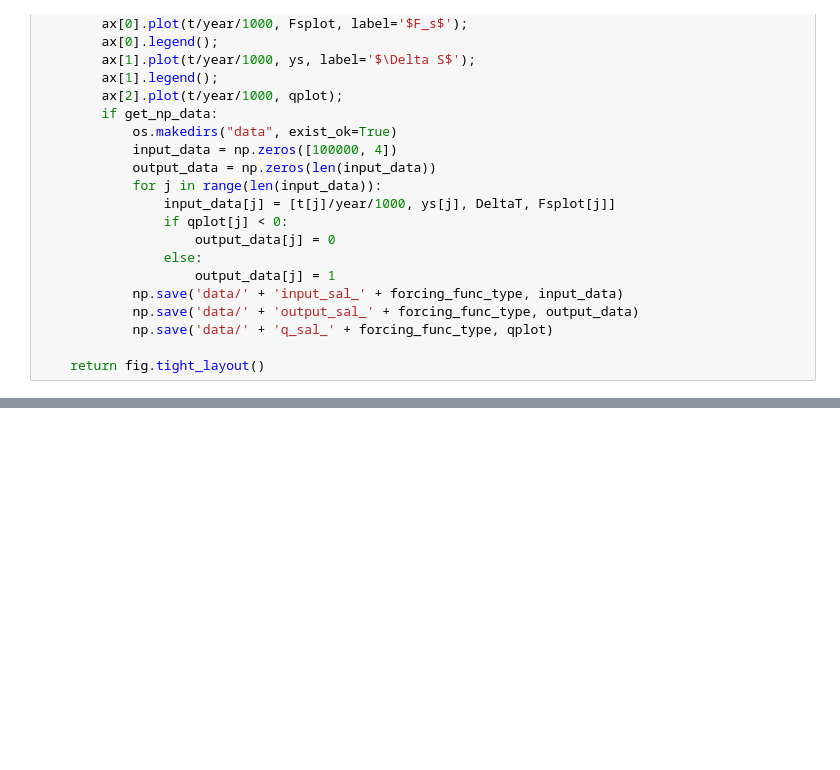
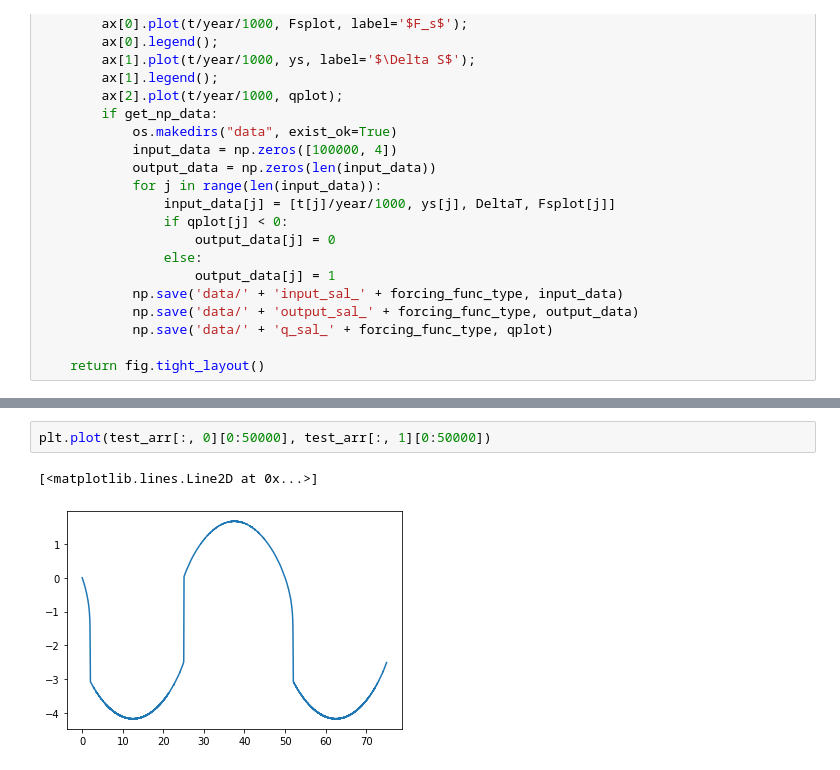
Before and after one commit to CompClimate/AMOC_XAI, a Jupyter notebook: generate_stommel_data.ipynb, the cells around one changed output, grey strips where cells are left out. Saved outputs shown, nothing was run; the diff lists cells and outputs as text; blank space fills up the shorter version.

```diff
--- a/generate_stommel_data.ipynb
+++ b/generate_stommel_data.ipynb
@@ -171,0 +174,5 @@ generate_plots("sine", True, True)
+# %%
+plt.plot(test_arr[:, 0][0:50000], test_arr[:, 1][0:50000])
+# %% [output]
+[<matplotlib.lines.Line2D at 0x...>]
+[figure, added]
```
Also changed, not shown: parts of 17 cells of this notebook, 2 other files.
